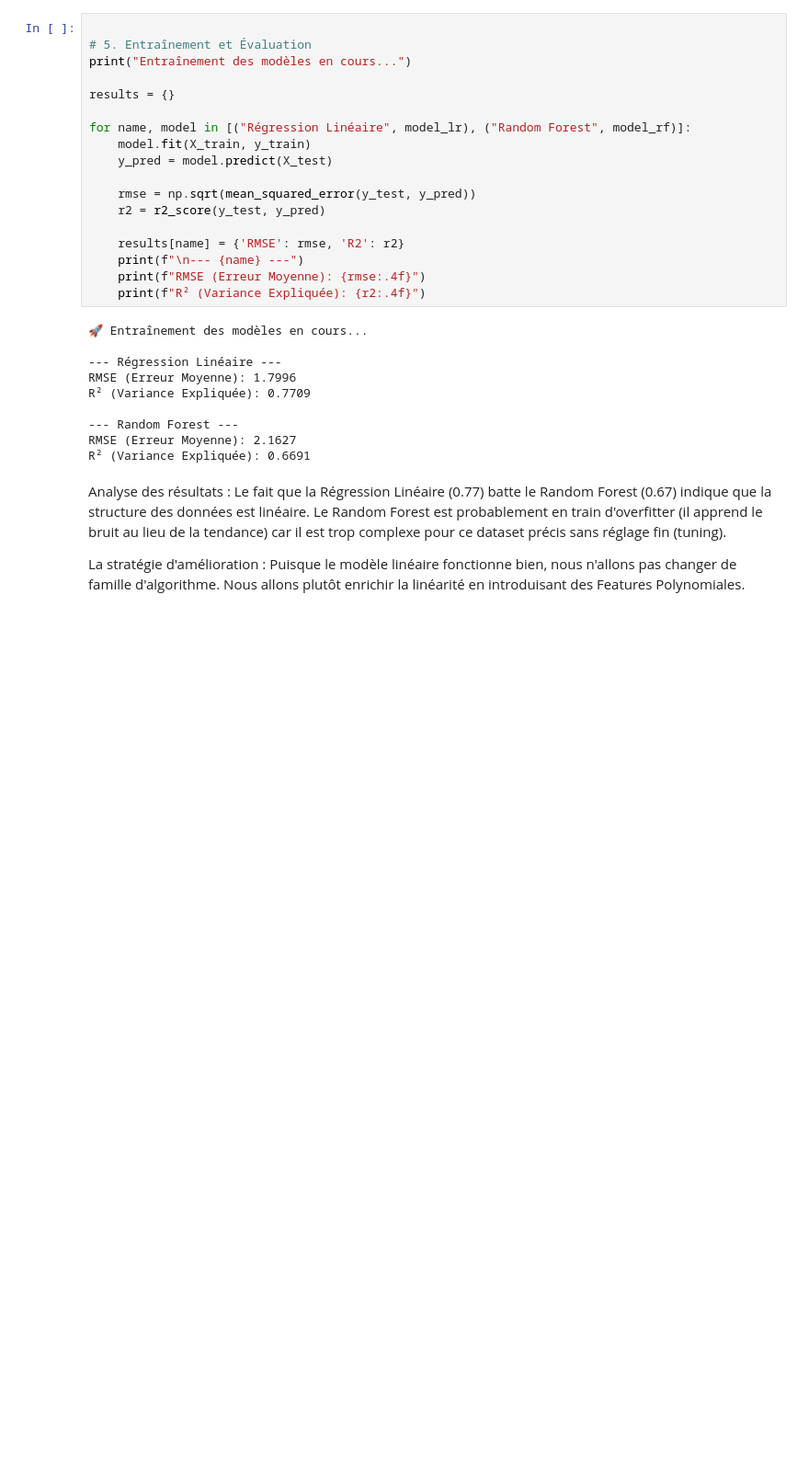
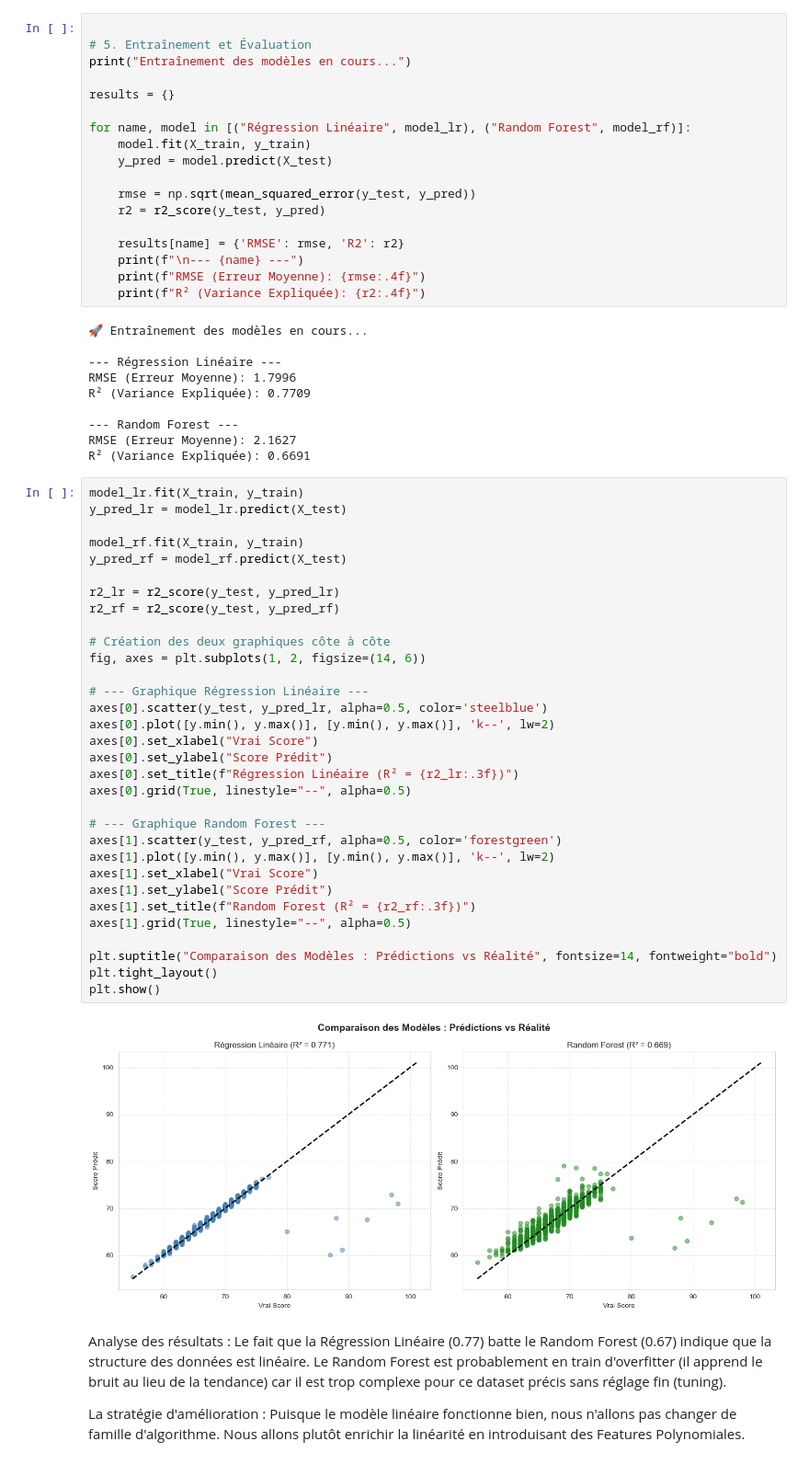
Before and after one commit to AugustinO28/Projet_Data_GR3, a Jupyter notebook: Scripts/EDA.ipynb, the cells around one changed output. Shown at 92% size. Saved outputs shown, nothing was run; the diff lists cells and outputs as text; blank space fills up the shorter version.

```diff
--- a/Scripts/EDA.ipynb
+++ b/Scripts/EDA.ipynb
@@ -521,6 +600,40 @@ R² (Variance Expliquée): 0.7709
 --- Random Forest ---
 RMSE (Erreur Moyenne): 2.1627
 R² (Variance Expliquée): 0.6691
+# %%
+model_lr.fit(X_train, y_train)
+y_pred_lr = model_lr.predict(X_test)
+
+model_rf.fit(X_train, y_train)
+y_pred_rf = model_rf.predict(X_test)
+
+r2_lr = r2_score(y_test, y_pred_lr)
+r2_rf = r2_score(y_test, y_pred_rf)
+
+# Création des deux graphiques côte à côte
+fig, axes = plt.subplots(1, 2, figsize=(14, 6))
+
+# --- Graphique Régression Linéaire ---
+axes[0].scatter(y_test, y_pred_lr, alpha=0.5, color='steelblue')
+axes[0].plot([y.min(), y.max()], [y.min(), y.max()], 'k--', lw=2)
+axes[0].set_xlabel("Vrai Score")
+axes[0].set_ylabel("Score Prédit")
+axes[0].set_title(f"Régression Linéaire (R² = {r2_lr:.3f})")
+axes[0].grid(True, linestyle="--", alpha=0.5)
+
+# --- Graphique Random Forest ---
+axes[1].scatter(y_test, y_pred_rf, alpha=0.5, color='forestgreen')
+axes[1].plot([y.min(), y.max()], [y.min(), y.max()], 'k--', lw=2)
+axes[1].set_xlabel("Vrai Score")
+axes[1].set_ylabel("Score Prédit")
+axes[1].set_title(f"Random Forest (R² = {r2_rf:.3f})")
+axes[1].grid(True, linestyle="--", alpha=0.5)
+
+plt.suptitle("Comparaison des Modèles : Prédictions vs Réalité", fontsize=14, fontweight="bold")
+plt.tight_layout()
+plt.show()
+# %% [output]
+[figure, added]
 # %% [markdown]
 Analyse des résultats : Le fait que la Régression Linéaire (0.77) batte le Random Forest (0.67) indique que la structure des données est  linéaire.
 Le Random Forest est probablement en train d'overfitter (il apprend le bruit au lieu de la tendance) car il est trop complexe pour ce dataset précis sans réglage fin (tuning).
```
Also changed, not shown: parts of 7 cells of this notebook, 3 other files.
